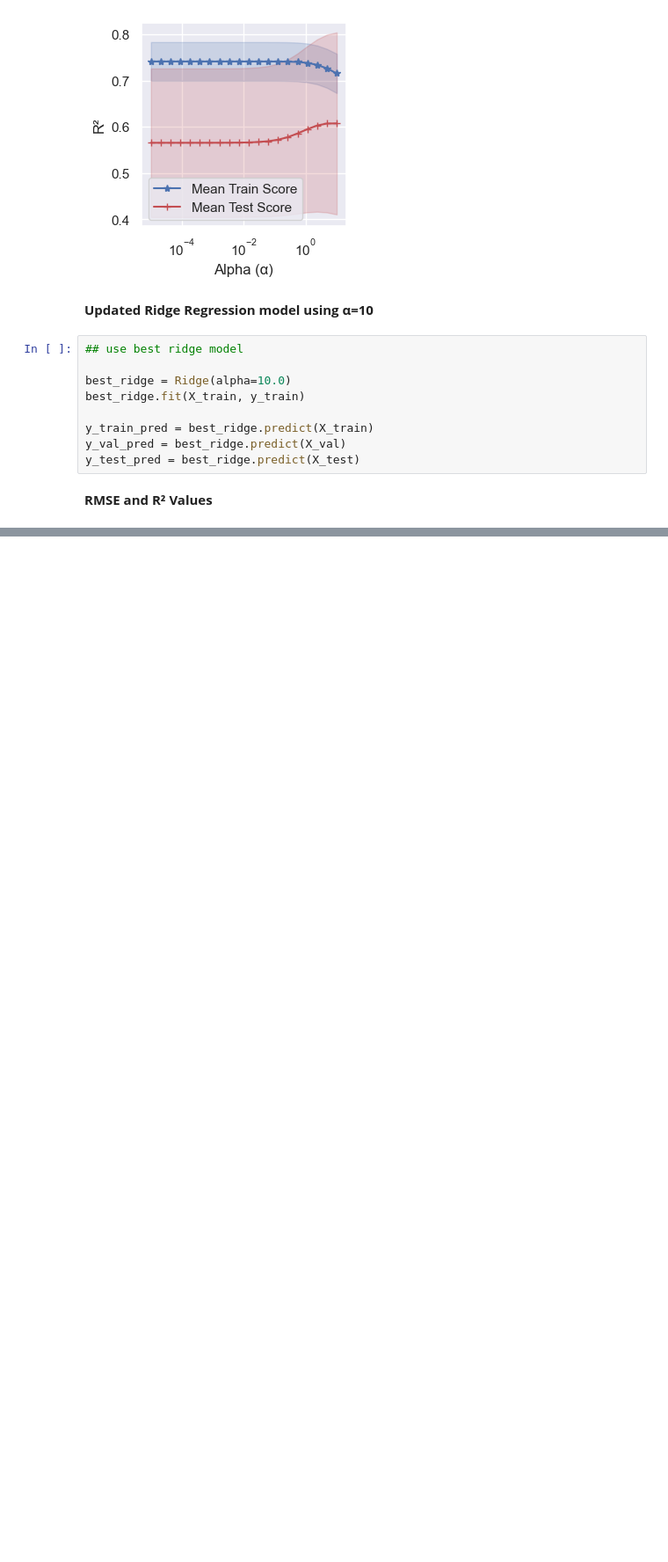
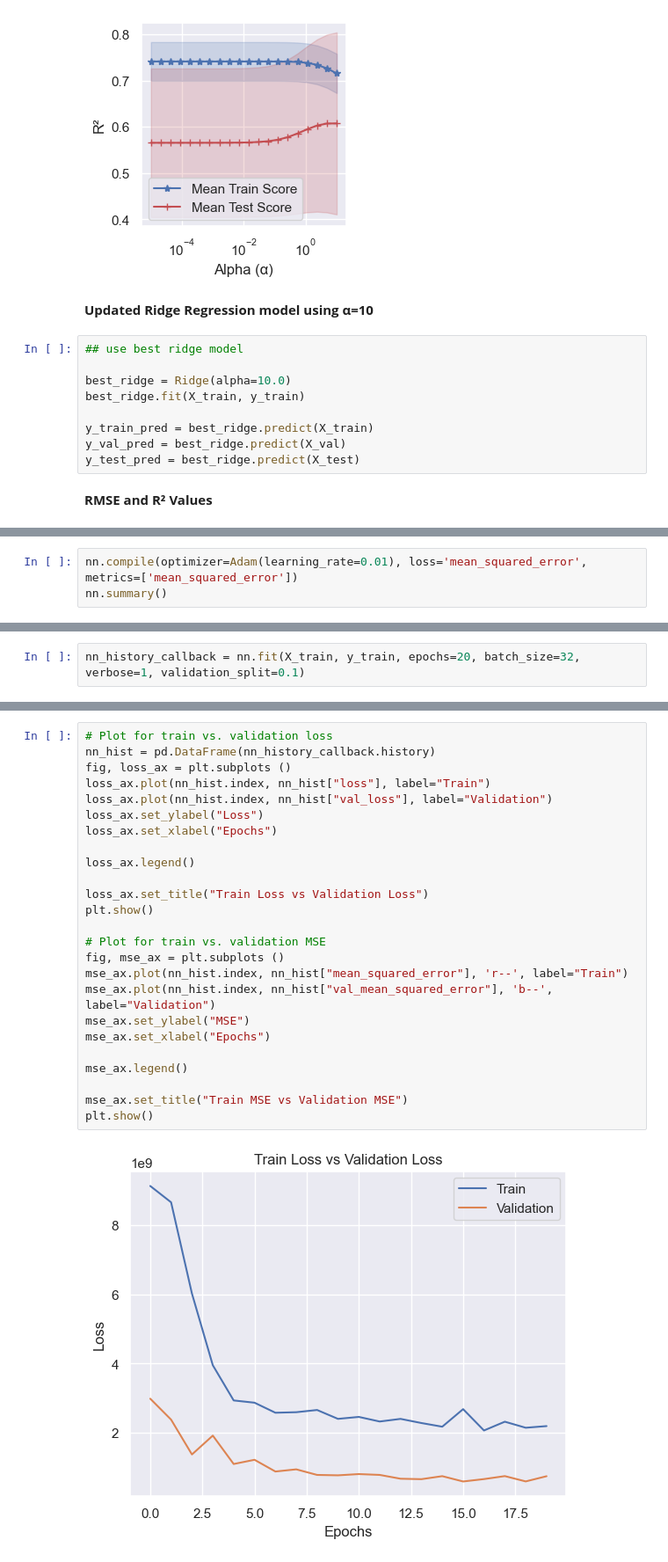
Before and after one commit to jss2326/AML-Final-Project, a Jupyter notebook: AML_Deliverable 3_Group 24.ipynb, the cells around one changed output, grey strips where cells are left out. Shown at 88% size. Cells and saved outputs as stored; diff of their text form; blank space fills up the shorter version.

```diff
--- a/AML_Deliverable 3_Group 24.ipynb
+++ b/AML_Deliverable 3_Group 24.ipynb
@@ -397,0 +432,3 @@ Test set RMSE: 48489.21706160448
+# %%
+nn.compile(optimizer=Adam(learning_rate=0.01), loss='mean_squared_error', metrics=['mean_squared_error'])
+nn.summary()
@@ -397,0 +459,2 @@ Test set RMSE: 48489.21706160448
+# %%
+nn_history_callback = nn.fit(X_train, y_train, epochs=20, batch_size=32, verbose=1, validation_split=0.1)
@@ -397,0 +506,27 @@ Test set RMSE: 48489.21706160448
+# %%
+# Plot for train vs. validation loss
+nn_hist = pd.DataFrame(nn_history_callback.history)
+fig, loss_ax = plt.subplots ()
+loss_ax.plot(nn_hist.index, nn_hist["loss"], label="Train")
+loss_ax.plot(nn_hist.index, nn_hist["val_loss"], label="Validation")
+loss_ax.set_ylabel("Loss")
+loss_ax.set_xlabel("Epochs")
+
+loss_ax.legend()
+
+loss_ax.set_title("Train Loss vs Validation Loss")
+plt.show()
+
+# Plot for train vs. validation MSE
+fig, mse_ax = plt.subplots ()
+mse_ax.plot(nn_hist.index, nn_hist["mean_squared_error"], 'r--', label="Train")
+mse_ax.plot(nn_hist.index, nn_hist["val_mean_squared_error"], 'b--', label="Validation")
+mse_ax.set_ylabel("MSE")
+mse_ax.set_xlabel("Epochs")
+
+mse_ax.legend()
+
+mse_ax.set_title("Train MSE vs Validation MSE")
+plt.show()
+# %% [output]
+[figure, added]
```
Also changed, not shown: parts of 30 cells of this notebook.
